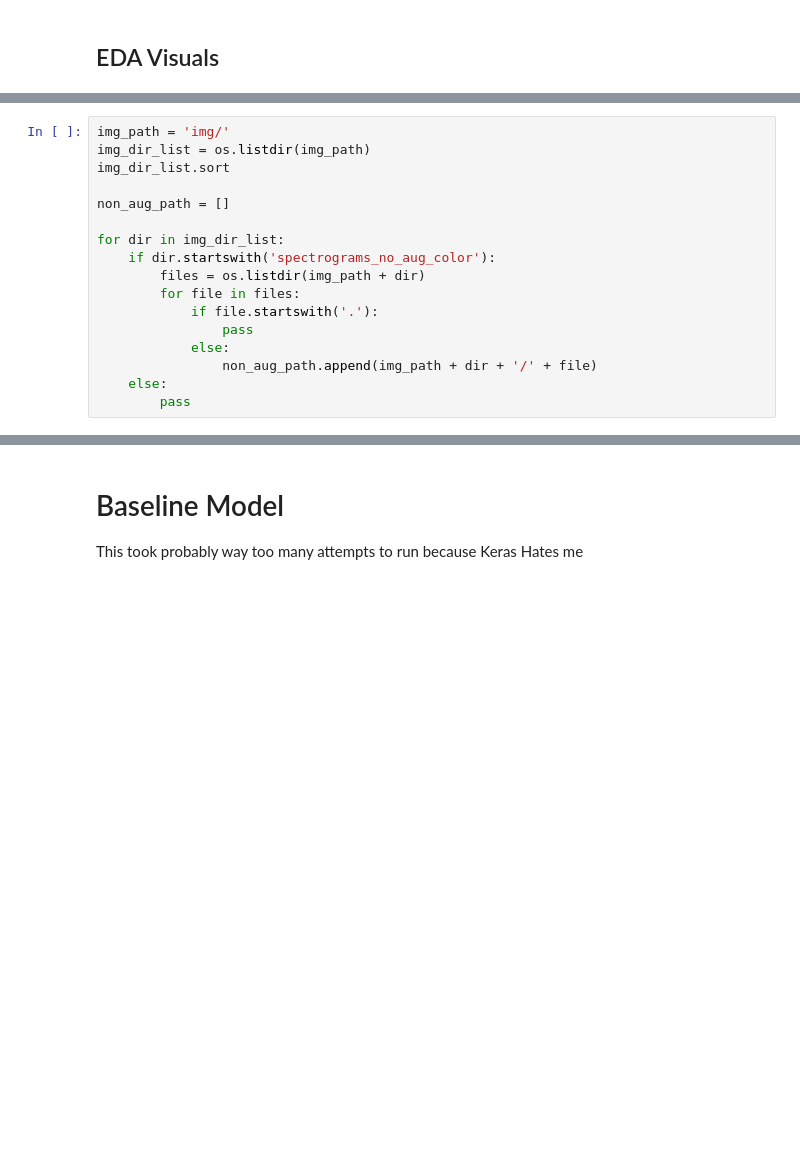
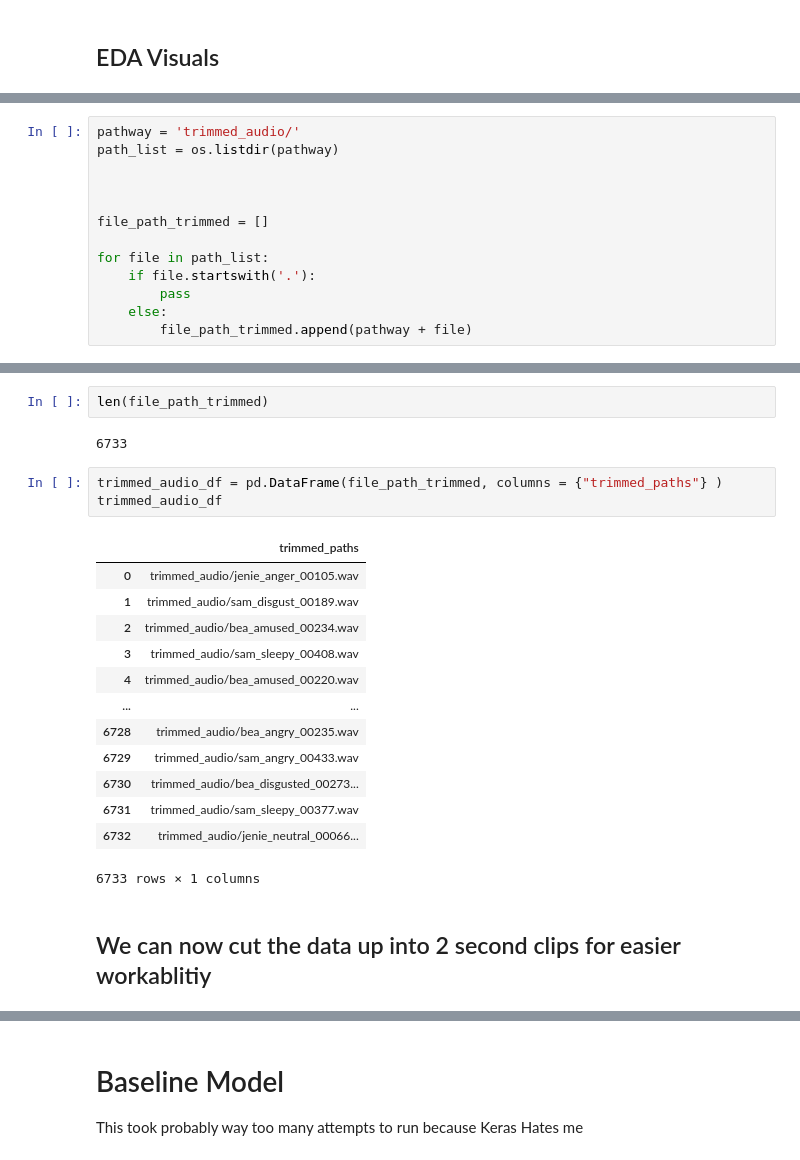
Before and after one commit to njw27/Speech_Emotion_Recognition_SER, a Jupyter notebook: EDA_notebook.ipynb, the cells around one changed output, grey strips where cells are left out. Drawn from its saved outputs; the diff is of its cells as text; blank space fills up the shorter version.

```diff
--- a/EDA_notebook.ipynb
+++ b/EDA_notebook.ipynb
@@ -283,17 +212,0 @@ df["file_path"].count()
-# %%
-img_path = 'img/'
-img_dir_list = os.listdir(img_path)
-img_dir_list.sort
-
-non_aug_path = []
-
-for dir in img_dir_list:
-    if dir.startswith('spectrograms_no_aug_color'):
-        files = os.listdir(img_path + dir)
-        for file in files:
-            if file.startswith('.'):
-                pass
-            else:
-                non_aug_path.append(img_path + dir + '/' + file)
-    else:
-        pass
@@ -547,0 +247,13 @@ OSError: ignored
+# %%
+pathway = 'trimmed_audio/'
+path_list = os.listdir(pathway)
+
+
+
+file_path_trimmed = []
+
+for file in path_list:
+    if file.startswith('.'):
+        pass
+    else:
+        file_path_trimmed.append(pathway + file)
@@ -547,0 +280,23 @@ OSError: ignored
+# %%
+len(file_path_trimmed)
+# %% [output]
+6733
+# %%
+trimmed_audio_df = pd.DataFrame(file_path_trimmed, columns = {"trimmed_paths"} )
+trimmed_audio_df
+# %% [output]
+|  | trimmed_paths |
+| 0 | trimmed_audio/jenie_anger_00105.wav |
+| 1 | trimmed_audio/sam_disgust_00189.wav |
+| 2 | trimmed_audio/bea_amused_00234.wav |
+| 3 | trimmed_audio/sam_sleepy_00408.wav |
+| 4 | trimmed_audio/bea_amused_00220.wav |
+| ... | ... |
+| 6728 | trimmed_audio/bea_angry_00235.wav |
+| 6729 | trimmed_audio/sam_angry_00433.wav |
+| 6730 | trimmed_audio/bea_disgusted_00273... |
+| 6731 | trimmed_audio/sam_sleepy_00377.wav |
+| 6732 | trimmed_audio/jenie_neutral_00066... |
+6733 rows × 1 columns
+# %% [markdown]
+## We can now cut the data up into 2 second clips for easier workablitiy
```
Also changed, not shown: parts of 87 cells of this notebook, 1 other file.
